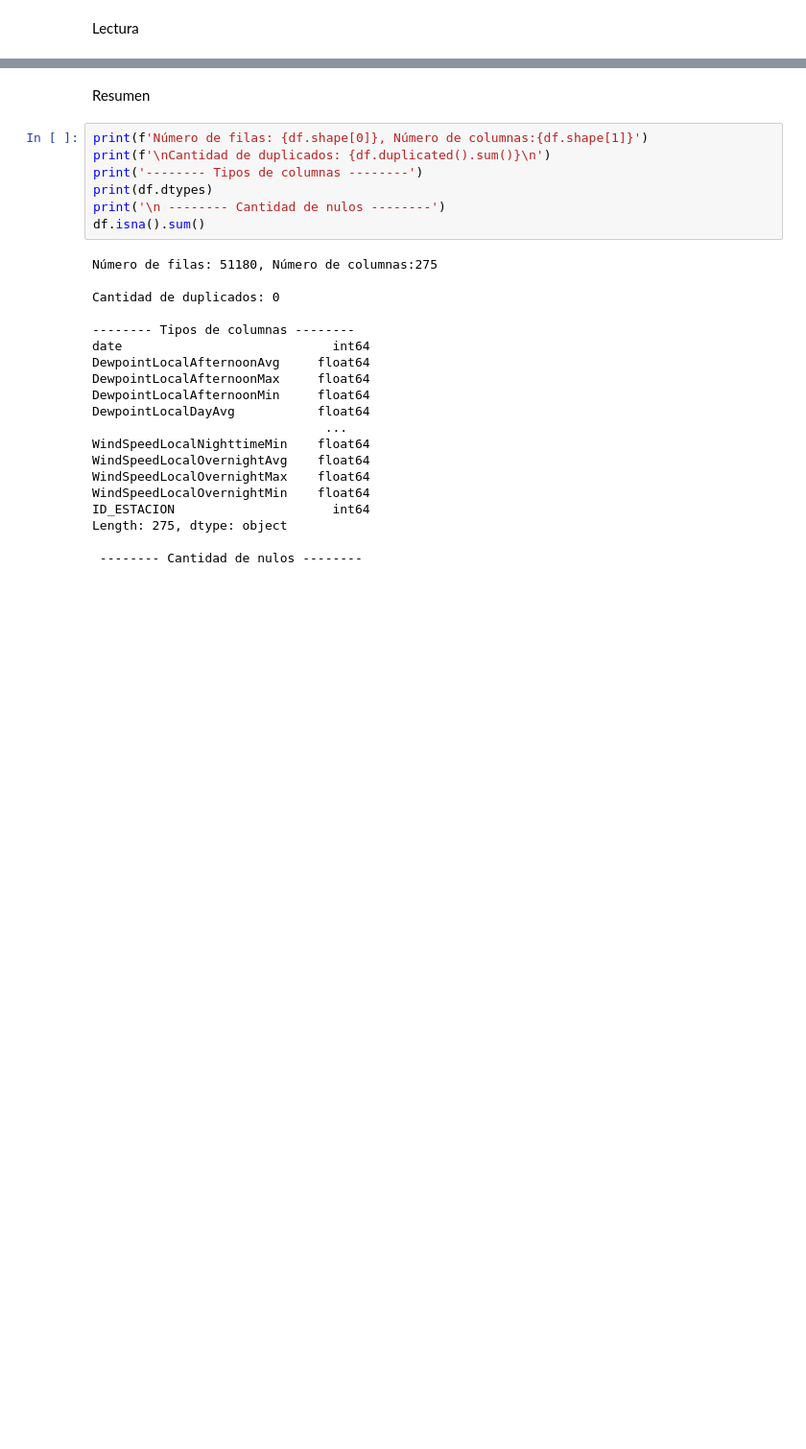
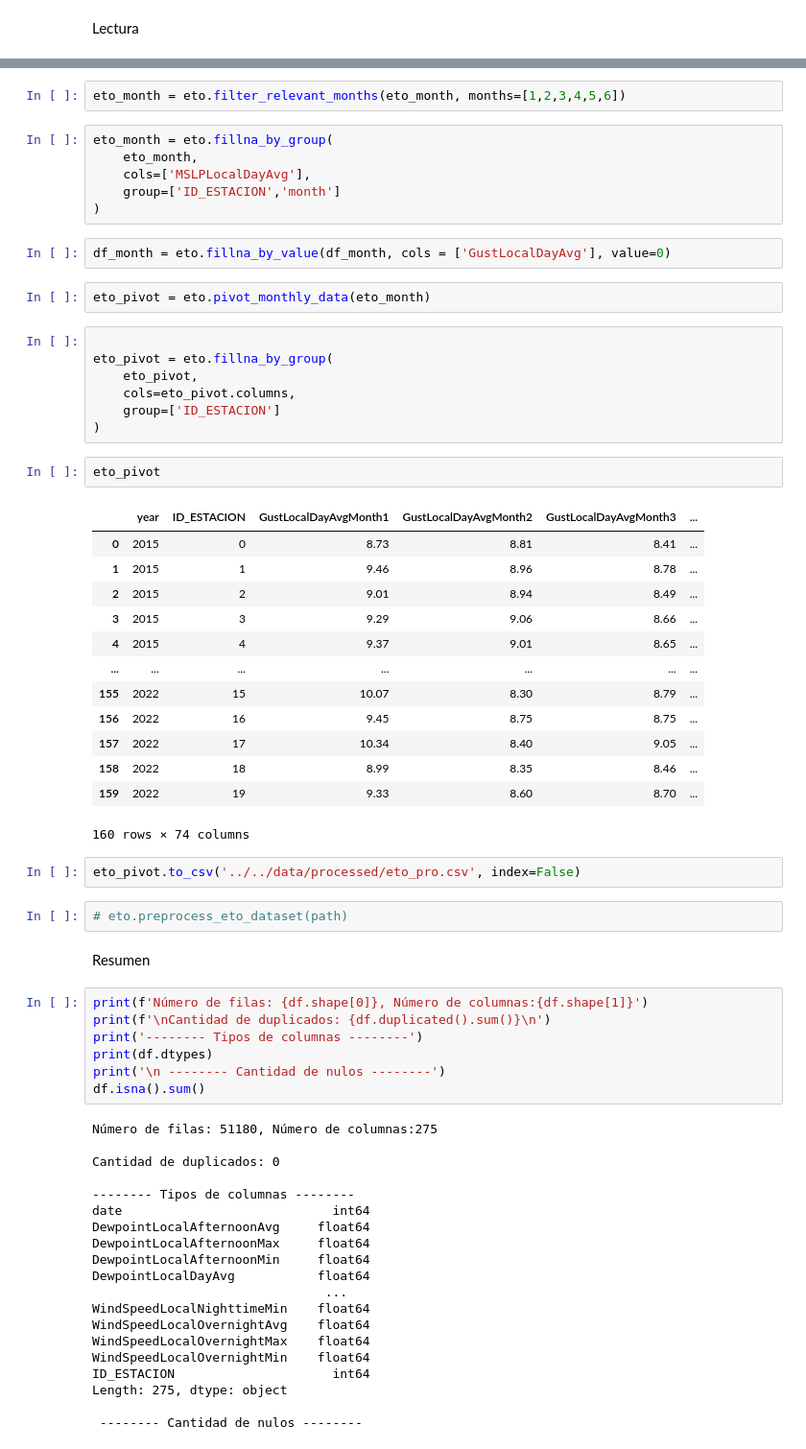
Before and after one commit to vitostamatti/datathon-cajamar-malbecs, a Jupyter notebook: notebooks/01-data-preprocessing/eto-prepro.ipynb, the cells around one changed output, grey strips where cells are left out. Shown at 96% size. Saved outputs shown, nothing was run; the diff lists cells and outputs as text; blank space fills up the shorter version.

Commit message:
added  some prepro funcs in src and modeling notebook

```diff
--- a/notebooks/01-data-preprocessing/eto_preparation copy.ipynb
+++ b/notebooks/01-data-preprocessing/eto-prepro.ipynb
@@ -31,3 +57,42 @@ df = pd.read_csv('../../data/raw/DATOS_ETO.txt', sep= '|', header=0 )
+# %%
+eto_month = eto.filter_relevant_months(eto_month, months=[1,2,3,4,5,6])
+# %%
+eto_month = eto.fillna_by_group(
+    eto_month,
+    cols=['MSLPLocalDayAvg'],
+    group=['ID_ESTACION','month']
+)
+# %%
+df_month = eto.fillna_by_value(df_month, cols = ['GustLocalDayAvg'], value=0)
+# %%
+eto_pivot = eto.pivot_monthly_data(eto_month)
+# %%
+
+eto_pivot = eto.fillna_by_group(
+    eto_pivot,
+    cols=eto_pivot.columns,
+    group=['ID_ESTACION']
+)
+# %%
+eto_pivot
+# %% [output]
+|  | year | ID_ESTACION | GustLocalDayAvgMonth1 | GustLocalDayAvgMonth2 | GustLocalDayAvgMonth3 | ... |
+| 0 | 2015 | 0 | 8.73 | 8.81 | 8.41 | ... |
+| 1 | 2015 | 1 | 9.46 | 8.96 | 8.78 | ... |
+| 2 | 2015 | 2 | 9.01 | 8.94 | 8.49 | ... |
+| 3 | 2015 | 3 | 9.29 | 9.06 | 8.66 | ... |
+| 4 | 2015 | 4 | 9.37 | 9.01 | 8.65 | ... |
+| ... | ... | ... | ... | ... | ... | ... |
+| 155 | 2022 | 15 | 10.07 | 8.30 | 8.79 | ... |
+| 156 | 2022 | 16 | 9.45 | 8.75 | 8.75 | ... |
+| 157 | 2022 | 17 | 10.34 | 8.40 | 9.05 | ... |
+| 158 | 2022 | 18 | 8.99 | 8.35 | 8.46 | ... |
+| 159 | 2022 | 19 | 9.33 | 8.60 | 8.70 | ... |
+160 rows × 74 columns
+# %%
+eto_pivot.to_csv('../../data/processed/eto_pro.csv', index=False)
+# %%
+# eto.preprocess_eto_dataset(path)
 # %% [markdown]
 Resumen
 # %%
```
Also changed, not shown: parts of 5 cells of this notebook, 17 other files.
